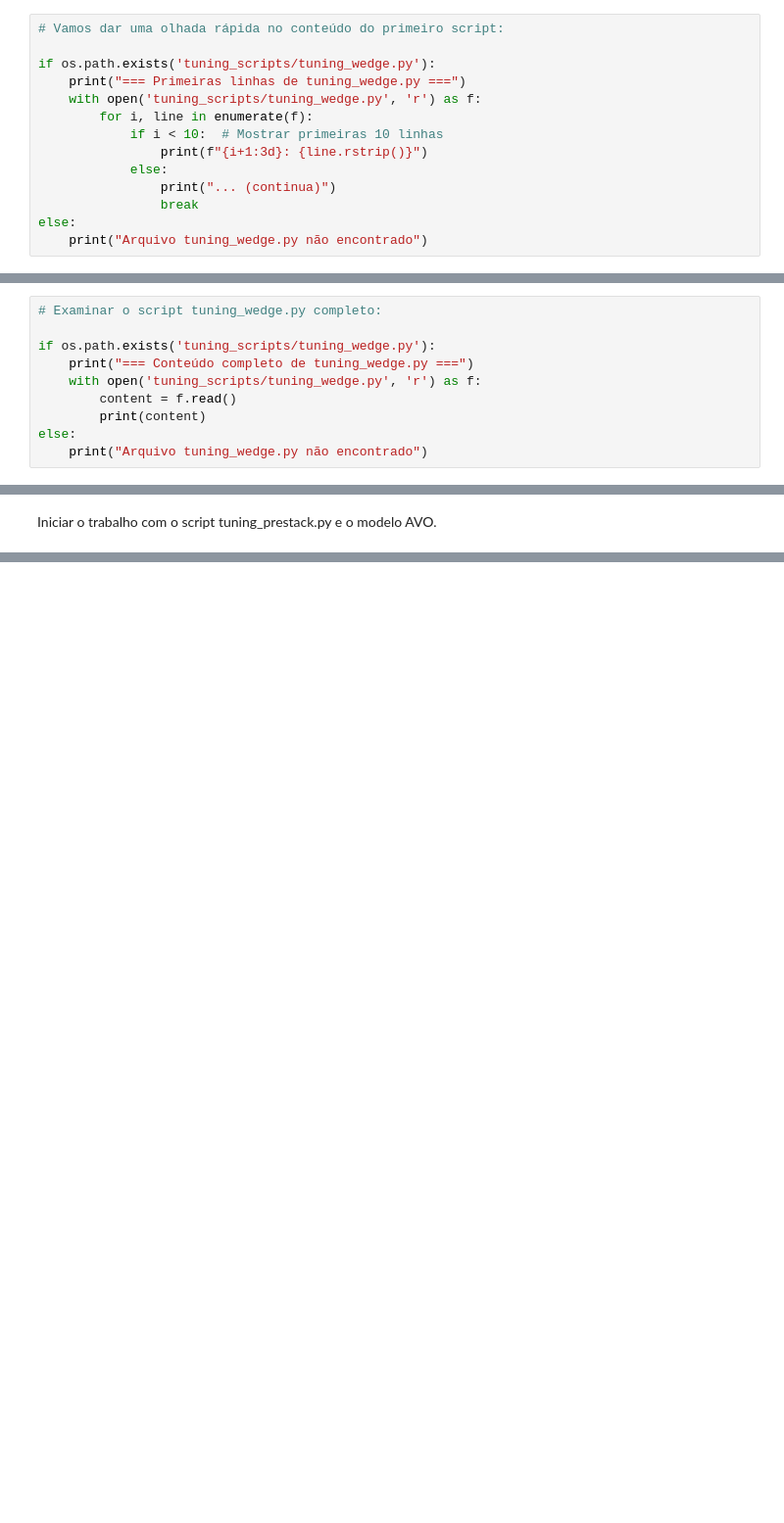
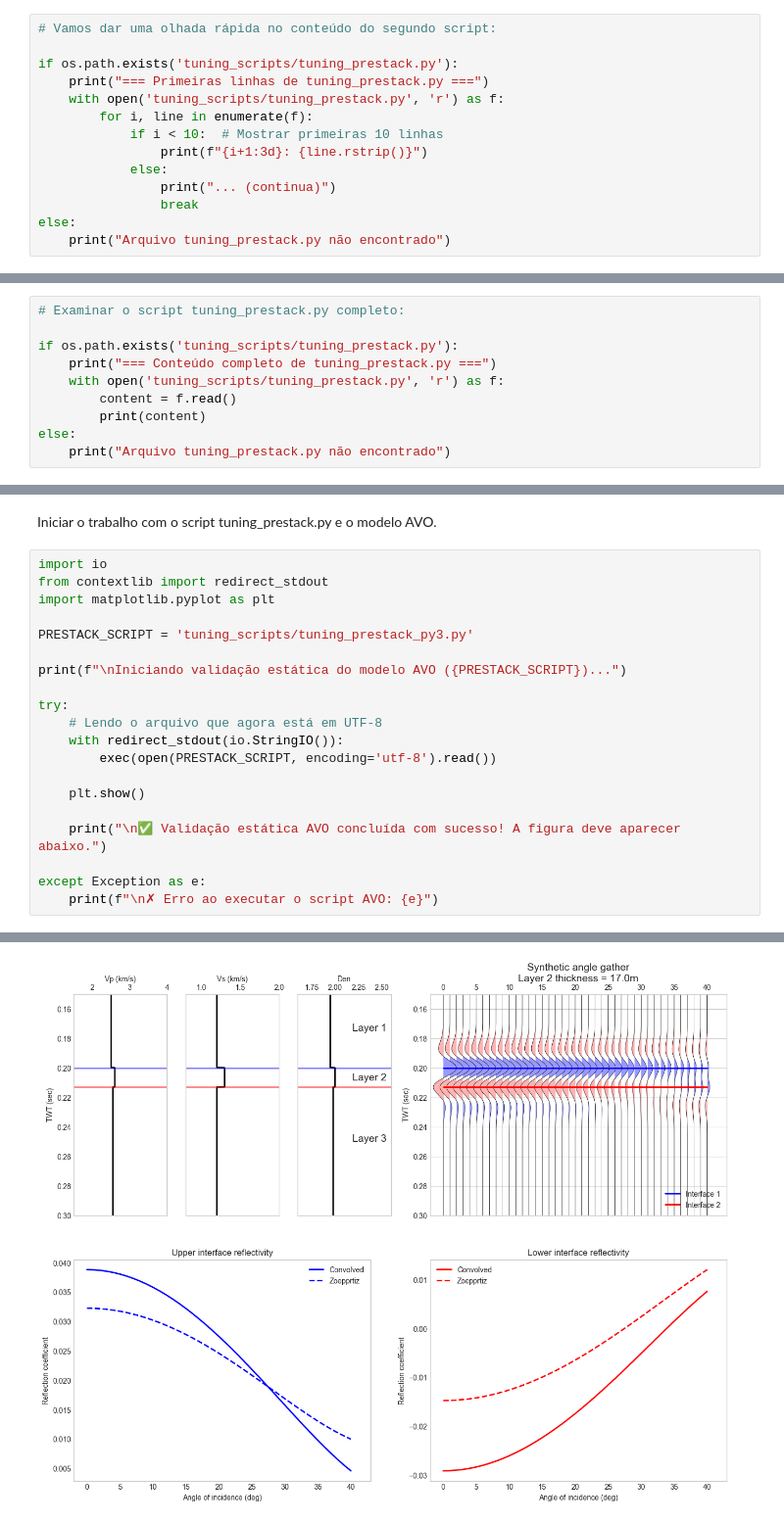
Before and after one commit to 1348-1991/gt_avo_tuning_seg, a Jupyter notebook: avo_seg_1.ipynb, the cells around one changed output, grey strips where cells are left out. Shown at 98% size. Drawn from its saved outputs; the diff is of its cells as text; blank space fills up the shorter version.

```diff
--- a/avo_seg_1.ipynb
+++ b/avo_seg_1.ipynb
@@ -115,9 +197,9 @@ Conteúdo de 'tuning_scripts':
 # %%
-# Vamos dar uma olhada rápida no conteúdo do primeiro script:
+# Vamos dar uma olhada rápida no conteúdo do segundo script:
 
-if os.path.exists('tuning_scripts/tuning_wedge.py'):
-    print("=== Primeiras linhas de tuning_wedge.py ===")
-    with open('tuning_scripts/tuning_wedge.py', 'r') as f:
+if os.path.exists('tuning_scripts/tuning_prestack.py'):
+    print("=== Primeiras linhas de tuning_prestack.py ===")
+    with open('tuning_scripts/tuning_prestack.py', 'r') as f:
         for i, line in enumerate(f):
             if i < 10:  # Mostrar primeiras 10 linhas
                 print(f"{i+1:3d}: {line.rstrip()}")
@@ -125,5 +207,5 @@ if os.path.exists('tuning_scripts/tuning_wedge.py'):
                 print("... (continua)")
                 break
 else:
-    print("Arquivo tuning_wedge.py não encontrado")
+    print("Arquivo tuning_prestack.py não encontrado")
 # %% [output]
@@ -146,11 +226,11 @@ else:
 # %%
-# Examinar o script tuning_wedge.py completo:
+# Examinar o script tuning_prestack.py completo:
 
-if os.path.exists('tuning_scripts/tuning_wedge.py'):
-    print("=== Conteúdo completo de tuning_wedge.py ===")
-    with open('tuning_scripts/tuning_wedge.py', 'r') as f:
+if os.path.exists('tuning_scripts/tuning_prestack.py'):
+    print("=== Conteúdo completo de tuning_prestack.py ===")
+    with open('tuning_scripts/tuning_prestack.py', 'r') as f:
         content = f.read()
         print(content)
 else:
-    print("Arquivo tuning_wedge.py não encontrado")
+    print("Arquivo tuning_prestack.py não encontrado")
 # %% [output]
@@ -450,3 +1053,24 @@ RESUMO DO APRENDIZADO - MODELO DE CUNHA
 ## 3. Análise AVO Pré-Empilhamento (Prestack)
 # %% [markdown]
 Iniciar o trabalho com o script tuning_prestack.py e o modelo AVO.
+# %%
+import io
+from contextlib import redirect_stdout
+import matplotlib.pyplot as plt
+
+PRESTACK_SCRIPT = 'tuning_scripts/tuning_prestack_py3.py'
+
+print(f"\nIniciando validação estática do modelo AVO ({PRESTACK_SCRIPT})...")
+
+try:
+    # Lendo o arquivo que agora está em UTF-8
+    with redirect_stdout(io.StringIO()):
+        exec(open(PRESTACK_SCRIPT, encoding='utf-8').read())
+
+    plt.show()
+
+    print("\n✅ Validação estática AVO concluída com sucesso! A figura deve aparecer abaixo.")
+
+except Exception as e:
+    print(f"\n✗ Erro ao executar o script AVO: {e}")
+# %% [output]
@@ -452,0 +1078 @@ Iniciar o trabalho com o script tuning_prestack.py e o modelo AVO.
+[figure, added]
```
Also changed, not shown: parts of 22 cells of this notebook, 2 other files.
